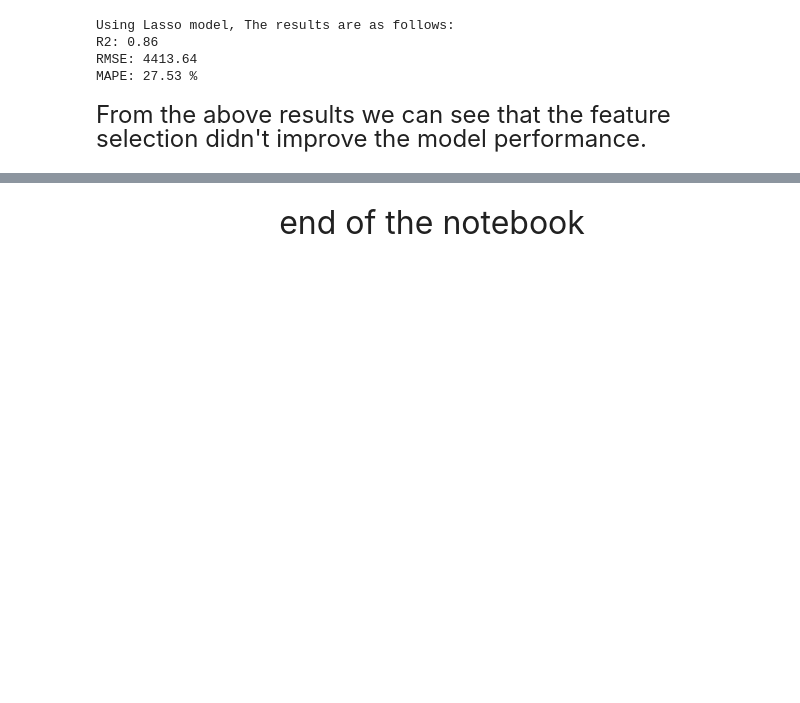
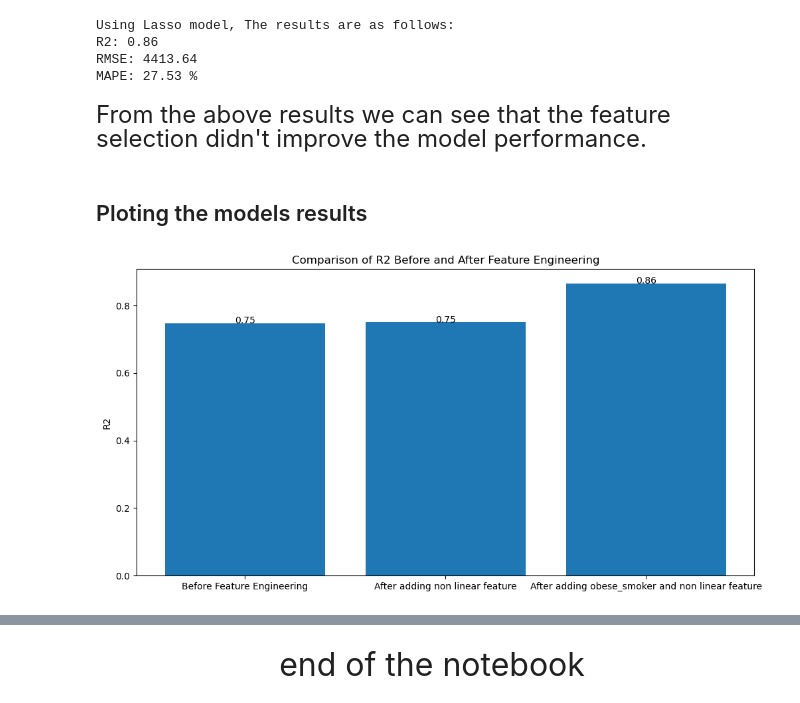
Before and after one commit to aimebamba/Medical-insurance-predicion, a Jupyter notebook: Medical insurance prediction.ipynb, the cells around one changed output, grey strips where cells are left out. Saved outputs shown, nothing was run; the diff lists cells and outputs as text; code cells hidden in the pictures; blank space fills up the shorter version.

Commit message:
Added model results visualisation.

```diff
--- a/Medical insurance prediction.ipynb
+++ b/Medical insurance prediction.ipynb
@@ -328,11 +328,11 @@ where $A_i$ is the actual value and $F_i$ is the forecasted value. The differenc
 X,y = extract_features_target(df, 'charges')
 # %%
 # perform linear regression using cross validation
-r2, rmse , mape= linear_regression_cv(X, y)
+r2_1, rmse_1, mape_1= linear_regression_cv(X, y)
 print( "Without standadization and one hot encoding, The results are as follows:")
-print("R2: %.2f" % r2)
-print("RMSE: %.2f" % rmse)
-print("MAPE: {:.2f} %".format(mape))
+print("R2: %.2f" % r2_1)
+print("RMSE: %.2f" % rmse_1)
+print("MAPE: {:.2f} %".format(mape_1))
 # %% [output]
 Without standadization and one hot encoding, The results are as follows:
 R2: 0.75
@@ -401,11 +401,11 @@ df['age_squared'] = df['age']**2
 X, y = extract_features_target(df, 'charges')
 # %%
 # perform linear regression using cross validation
-r2, rmse , mape= linear_regression_cv(X, y)
+r2_2, rmse_2, mape_2= linear_regression_cv(X, y)
 print( "After adding non linear features, The results are as follows:")
-print("R2: %.2f" % r2)
-print("RMSE: %.2f" % rmse)
-print("MAPE: {:.2f} %".format(mape))
+print("R2: %.2f" % r2_2)
+print("RMSE: %.2f" % rmse_2)
+print("MAPE: {:.2f} %".format(mape_2))
 # %% [output]
 After adding non linear features, The results are as follows:
 R2: 0.75
@@ -483,11 +483,11 @@ df['obese'] = df['obese'].astype(int)
 X, y = extract_features_target(df, 'charges')
 # %%
 # perform linear regression using cross validation with the new features
-r2, rmse , mape= linear_regression_cv(X, y)
+r2_3, rmse_3, mape_3= linear_regression_cv(X, y)
 print( "After adding the new feature and the non linear feature, The results are as follows:")
-print("R2: %.2f" % r2)
-print("RMSE: %.2f" % rmse)
-print("MAPE: {:.2f} %".format(mape))
+print("R2: %.2f" % r2_3)
+print("RMSE: %.2f" % rmse_3)
+print("MAPE: {:.2f} %".format(mape_3))
 # %% [output]
 After adding the new feature and the non linear feature, The results are as follows:
 R2: 0.86
@@ -711,3 +711,18 @@ RMSE: 4413.64
 MAPE: 27.53 %
 # %% [markdown]
 <font size = 5>From the above results we can see that the feature selection didn't improve the model performance.
+# %% [markdown]
+## Ploting the models results
+# %%
+# Compare the results of the linear model before feature engineering and after feature engineering using a bar plot
+R2_results = [r2_1, r2_2, r2_3]
+labels = ['Before Feature Engineering', 'After adding non linear feature', 'After adding obese_smoker and non linear feature']
+plt.figure(figsize=(12,6))
+plt.bar(labels, R2_results)
+for i in range(len(R2_results)):
+    plt.text(i, R2_results[i], str(round(R2_results[i],2)), ha = 'center')
+plt.ylabel('R2')
+plt.title('Comparison of R2 Before and After Feature Engineering')
+plt.show()
+# %% [output]
+[figure, added]
```
Also changed, not shown: parts of 10 cells of this notebook.
